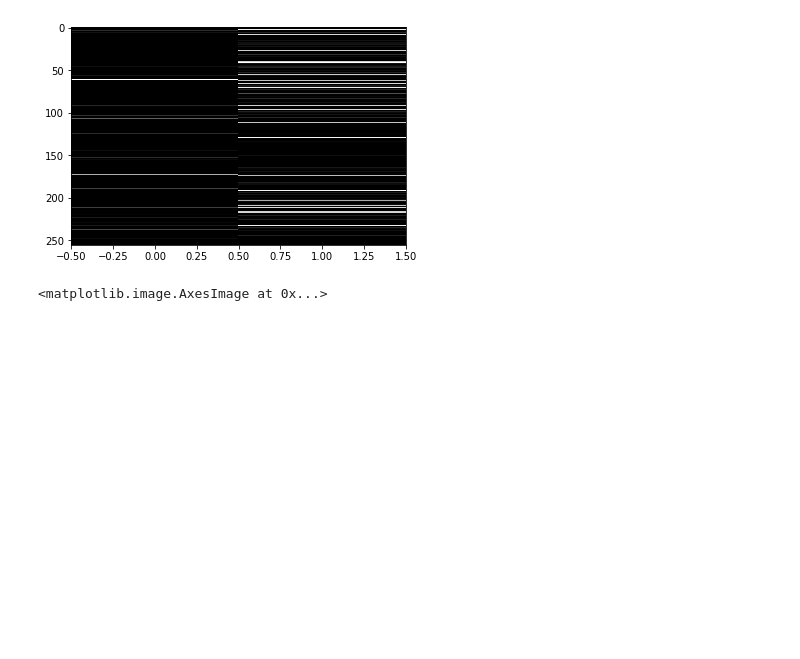
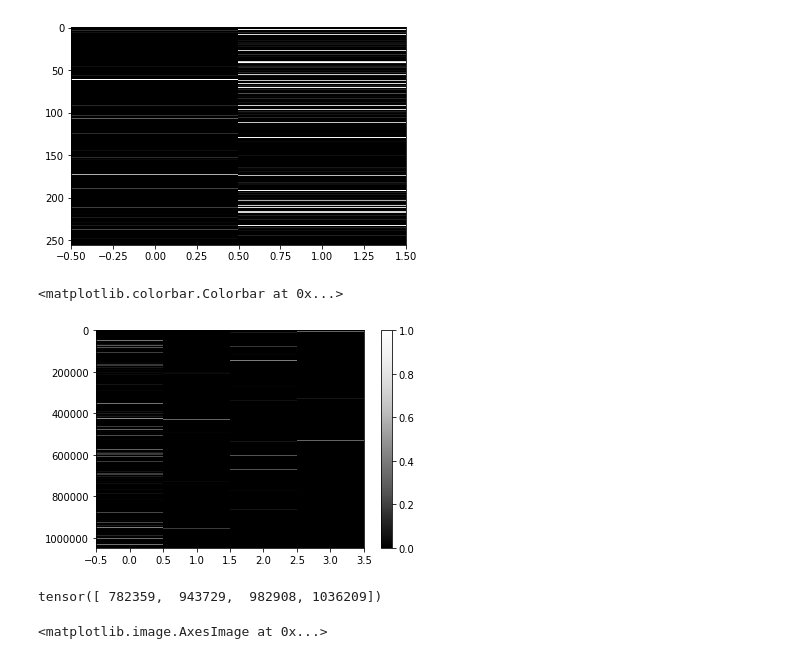
Before and after one commit to fcorencoret/dynamic-rn, a Jupyter notebook: visualizaciones.ipynb, the cells around one changed output. Cells and saved outputs as stored; diff of their text form; code cells hidden in the pictures; blank space fills up the shorter version.

Commit message:
archivos para visualizar

```diff
--- a/visualizaciones.ipynb
+++ b/visualizaciones.ipynb
@@ -270,6 +289,19 @@ plt.imshow(norm_activations.detach().numpy(), aspect='auto', cmap='Greys_r')
 # %% [output]
 <matplotlib.image.AxesImage at 0x...>
 [figure]
+# %%
+g_activations = torch.stack([mid_res[f'identity_gc{i}'].view(-1, 64 * 64 * 256) for i in range(0, 4)], dim=1)
+# %%
+norm_activations_g = g_activations[0].t() * ((1 / g_activations[0].max(dim=1).values))
+plt.imshow(norm_activations_g.detach().numpy(), aspect='auto', cmap='Greys_r')
+plt.colorbar()
+# %% [output]
+<matplotlib.colorbar.Colorbar at 0x...>
+[figure, added]
+# %%
+(g_activations[0] == 0).sum(dim=1)
+# %% [output]
+tensor([ 782359,  943729,  982908, 1036209])
 # %%
 norm_activations2 = f_activations[1].t() * ((1 / f_activations[1].max(dim=1).values))
 plt.imshow(norm_activations2.detach().numpy(), aspect='auto', cmap='Greys_r')
```
Also changed, not shown: parts of 39 cells of this notebook, 4 other files.
